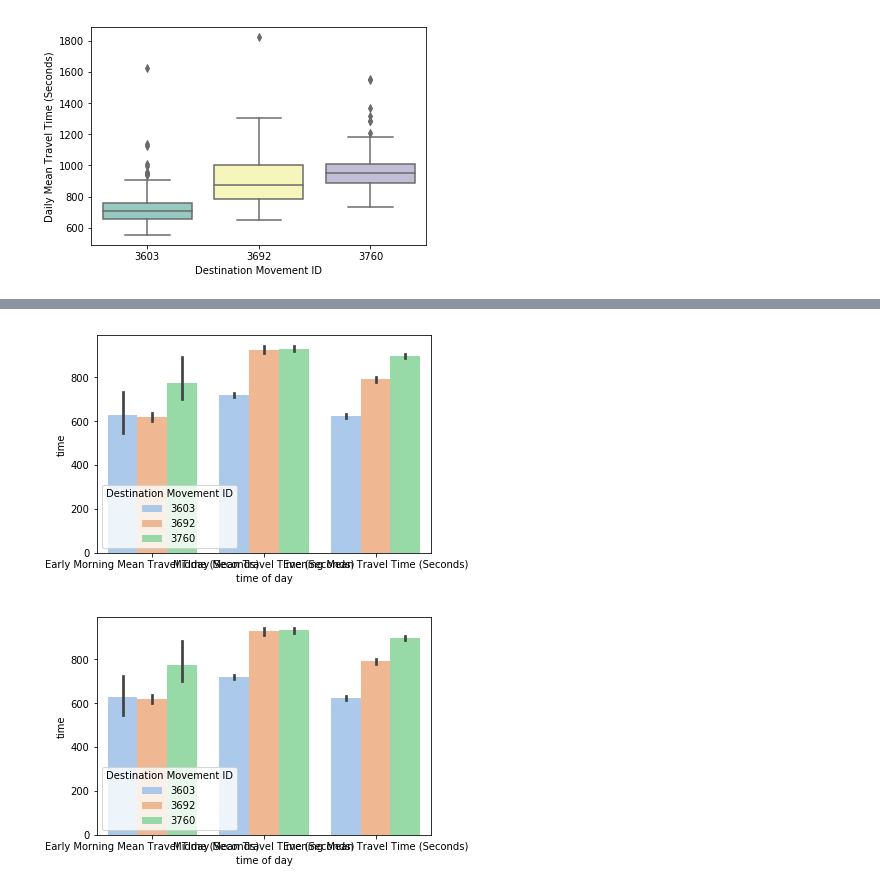
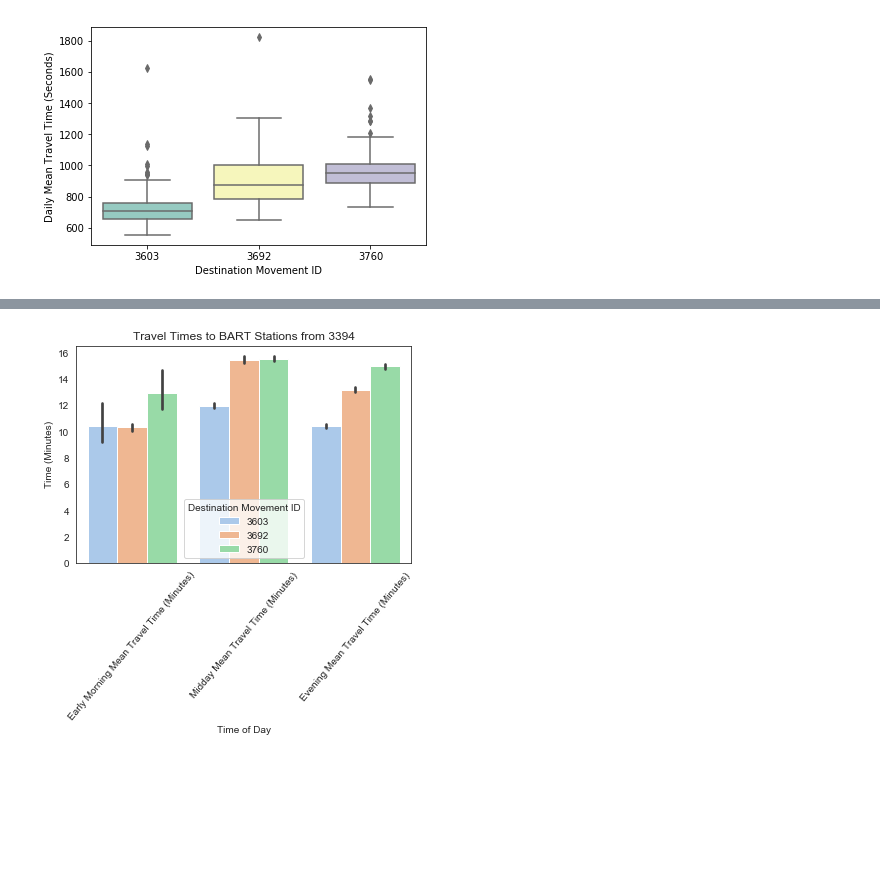
Before and after one commit to annsudhart/DataHacks2020, a Jupyter notebook: Datahacks 2020 Andrea.ipynb, the cells around one changed output, grey strips where cells are left out. Saved outputs shown, nothing was run; the diff lists cells and outputs as text; code cells hidden in the pictures; blank space fills up the shorter version.

```diff
--- a/Datahacks 2020 Andrea.ipynb
+++ b/Datahacks 2020 Andrea.ipynb
@@ -262,21 +83,0 @@ See the caveats in the documentation: http://pandas.pydata.org/pandas-docs/stabl
-# %%
-a = bh_hotspots_3396.boxplot(column=['Daily Mean Travel Time (Seconds)',
-       #'Daily Range - Lower Bound Travel Time (Seconds)',
-       #'Daily Range - Upper Bound Travel Time (Seconds)',
-       'AM Mean Travel Time (Seconds)',
-       #'AM Range - Lower Bound Travel Time (Seconds)',
-       #'AM Range - Upper Bound Travel Time (Seconds)',
-       'PM Mean Travel Time (Seconds)',
-       #'PM Range - Lower Bound Travel Time (Seconds)',
-       #'PM Range - Upper Bound Travel Time (Seconds)',
-       'Midday Mean Travel Time (Seconds)',
-       #'Midday Range - Lower Bound Travel Time (Seconds)',
-       #'Midday Range - Upper Bound Travel Time (Seconds)',
-       'Evening Mean Travel Time (Seconds)',
-       #'Evening Range - Lower Bound Travel Time (Seconds)',
-       #'Evening Range - Upper Bound Travel Time (Seconds)',
-       'Early Morning Mean Travel Time (Seconds)',
-       #'Early Morning Range - Lower Bound Travel Time (Seconds)',
-       #'Early Morning Range - Upper Bound Travel Time (Seconds)']
-                                    ],figsize = (10,8),rot=90)
-# we looked at data for each timeframe
@@ -526,4 +464,9 @@ bh_hotspots_3394
 # %%
-bh_hotspots_3394_timeofday = bh_hotspots_3394[['Origin Movement ID', 'Origin Display Name', 'Destination Movement ID', 'Destination Display Name', 'Early Morning Mean Travel Time (Seconds)', 'Midday Mean Travel Time (Seconds)', 'Evening Mean Travel Time (Seconds)']]
-bh_hotspots_3394_timeofday_test = pd.melt(bh_hotspots_3394_timeofday, id_vars=['Origin Movement ID', 'Origin Display Name', 'Destination Movement ID', 'Destination Display Name'], var_name='time of day', value_name='time')
-bh_hotspots_3394_timeofday_test
+def timeofday_boxplot(df, originid):
+    timeofday_df = df[['Origin Movement ID', 'Origin Display Name', 'Destination Movement ID', 'Destination Display Name', 'Early Morning Mean Travel Time (Minutes)', 'Midday Mean Travel Time (Minutes)', 'Evening Mean Travel Time (Minutes)']]
+    timeofday_df_melted = pd.melt(timeofday_df, id_vars=['Origin Movement ID', 'Origin Display Name', 'Destination Movement ID', 'Destination Display Name'], var_name='time of day', value_name='time')
+    bplot = sns.barplot(x=timeofday_df_melted['time of day'], y=timeofday_df_melted["time"], hue=timeofday_df_melted["Destination Movement ID"], palette="pastel")
+    bplot.set_title("Travel Times to BART Stations from " + str(originid))
+    bplot.set_xticklabels(bplot.get_xticklabels(),rotation=50)
+    sns.set_style('white')
+    bplot.set(xlabel='Time of Day', ylabel='Time (Minutes)')
@@ -549,4 +472,0 @@ bh_hotspots_3394_timeofday_test
-# %%
-bh_hotspots_tod = sns.barplot(x=bh_hotspots_3394_timeofday_test['time of day'], y=bh_hotspots_3394_timeofday_test["time"], hue=bh_hotspots_3394_timeofday_test["Destination Movement ID"], palette="pastel")
-# %% [output]
-[figure, removed]
@@ -558,5 +473,4 @@ def timeofday(df):
-# %%
-
-timeofday(bh_hotspots_3394)
-# %% [output]
-[figure, removed]
+# %%
+timeofday_boxplot(bh_hotspots_3394, 3394)
+# %% [output]
+[figure, added]
```
Also changed, not shown: parts of 52 cells of this notebook.
